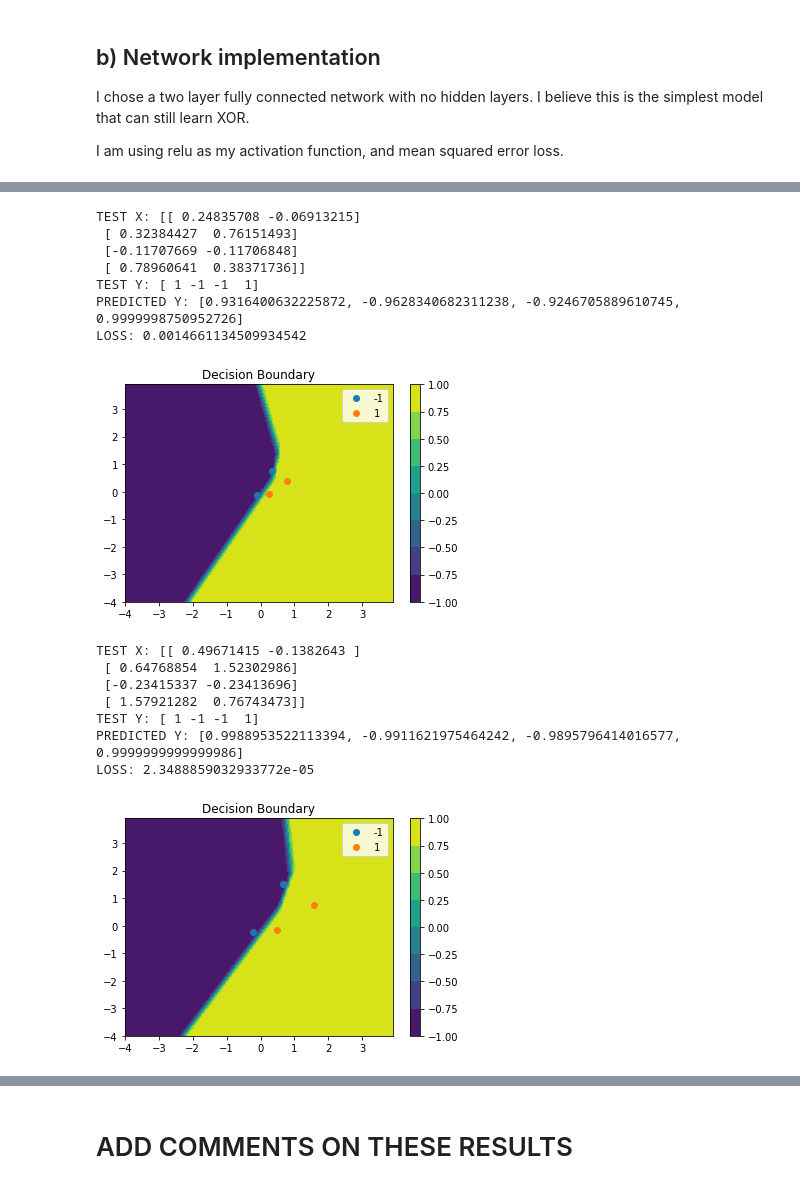
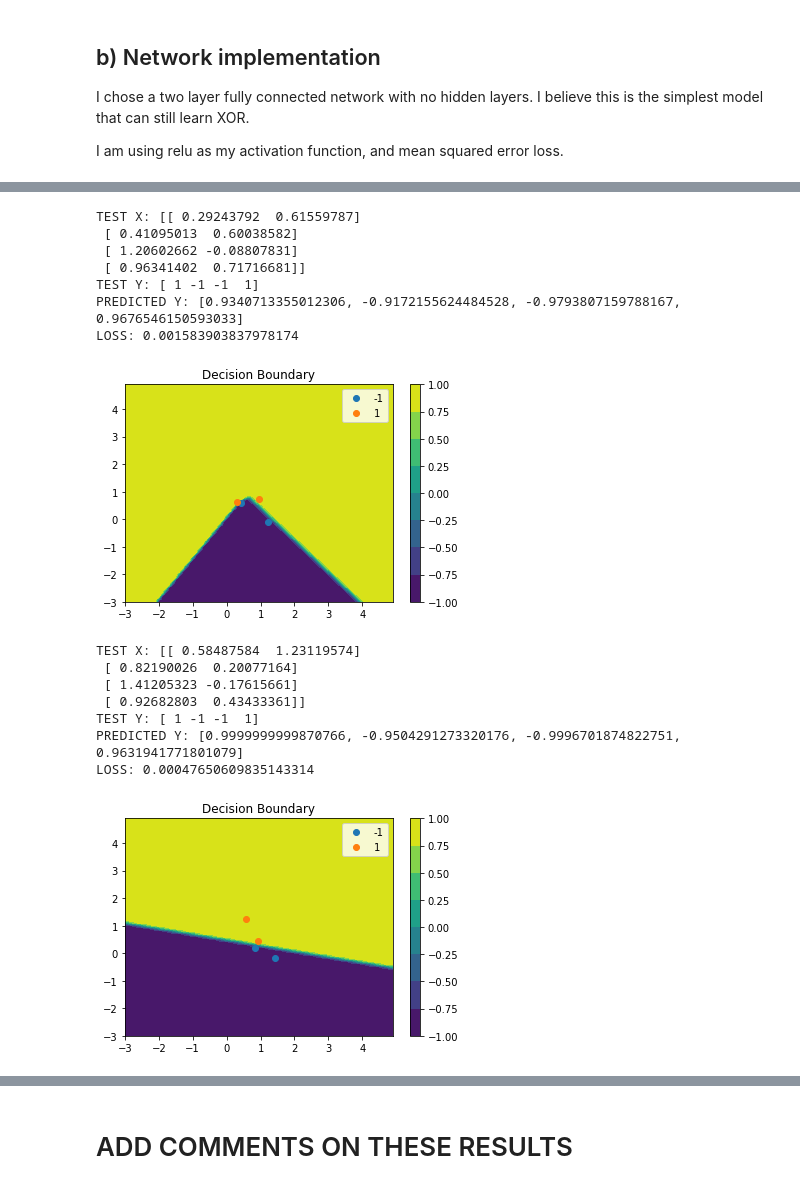
Before and after one commit to ezhang7423/ece180, a Jupyter notebook: hw5/xor.ipynb, the cells around one changed output, grey strips where cells are left out. Cells and saved outputs as stored; diff of their text form; code cells hidden in the pictures.

```diff
--- a/hw5/xor.ipynb
+++ b/hw5/xor.ipynb
@@ -162,10 +155,10 @@ LOSS: 0.0006861669356094473
 # c) Classification visualization
 # https://towardsdatascience.com/hands-on-guide-to-plotting-a-decision-surface-for-ml-in-python-149710ee2a0e
 
-def model_visualize(train_x):
+def model_visualize(m, train_x):
     print('LOSS:', test(m, train_x, train_y, verbose=True))
-    x1_scale = np.arange(-4, 4, 0.1)
-    x2_scale = np.arange(-4, 4, 0.1)
+    x1_scale = np.arange(-3, 5, 0.1)
+    x2_scale = np.arange(-3, 5, 0.1)
     x_grid, y_grid = np.meshgrid(x1_scale, x2_scale)
     x_g, y_g = x_grid.flatten(), y_grid.flatten()
     x_g, y_g = x_g.reshape((len(x_g), 1)), y_g.reshape((len(y_g), 1))
@@ -192,7 +185,7 @@ def model_visualize(train_x):
     plt.legend()
 
 
-model_visualize(train_x)
+model_visualize(m, train_x)
 # %% [output]
 TEST X: [[0 0]
  [0 1]
@@ -205,33 +198,34 @@ LOSS: 0.0006861669356094473
 # %%
 # d) Using random points
 
 def train_and_visualize(sigma):
-    np.random.seed(42)
-    train_data = np.random.normal(loc=0.0, scale=sigma, size=train_x.shape)
-    train(m, train_data, train_y, epochs=1000)
-    model_visualize(train_data)
+    np.random.seed(46)
+    train_data = train_x + np.random.normal(loc=0.0, scale=sigma, size=train_x.shape)
+    m = NumpyModel(.1)
+    train(m, train_data, train_y, epochs=2000)
+    model_visualize(m, train_data)
 
 train_and_visualize(.5)
 # %% [output]
-TEST X: [[ 0.24835708 -0.06913215]
- [ 0.32384427  0.76151493]
- [-0.11707669 -0.11706848]
- [ 0.78960641  0.38371736]]
+TEST X: [[ 0.29243792  0.61559787]
+ [ 0.41095013  0.60038582]
+ [ 1.20602662 -0.08807831]
+ [ 0.96341402  0.71716681]]
 TEST Y: [ 1 -1 -1  1]
-PREDICTED Y: [0.9316400632225872, -0.9628340682311238, -0.9246705889610745, 0.9999998750952726]
-LOSS: 0.0014661134509934542
+PREDICTED Y: [0.9340713355012306, -0.9172155624484528, -0.9793807159788167, 0.9676546150593033]
+LOSS: 0.001583903837978174
-[figure, old version]
+[figure, new version]
 # %%
 train_and_visualize(1)
 # %% [output]
-TEST X: [[ 0.49671415 -0.1382643 ]
- [ 0.64768854  1.52302986]
- [-0.23415337 -0.23413696]
- [ 1.57921282  0.76743473]]
+TEST X: [[ 0.58487584  1.23119574]
+ [ 0.82190026  0.20077164]
+ [ 1.41205323 -0.17615661]
+ [ 0.92682803  0.43433361]]
 TEST Y: [ 1 -1 -1  1]
-PREDICTED Y: [0.9988953522113394, -0.9911621975464242, -0.9895796414016577, 0.9999999999999986]
-LOSS: 2.3488859032933772e-05
+PREDICTED Y: [0.9999999999870766, -0.9504291273320176, -0.9996701874822751, 0.9631941771801079]
+LOSS: 0.00047650609835143314
-[figure, old version]
+[figure, new version]
 # %%
 train_and_visualize(2)
 # %% [output]
```
Also changed, not shown: parts of 18 cells of this notebook, 1 other file.
